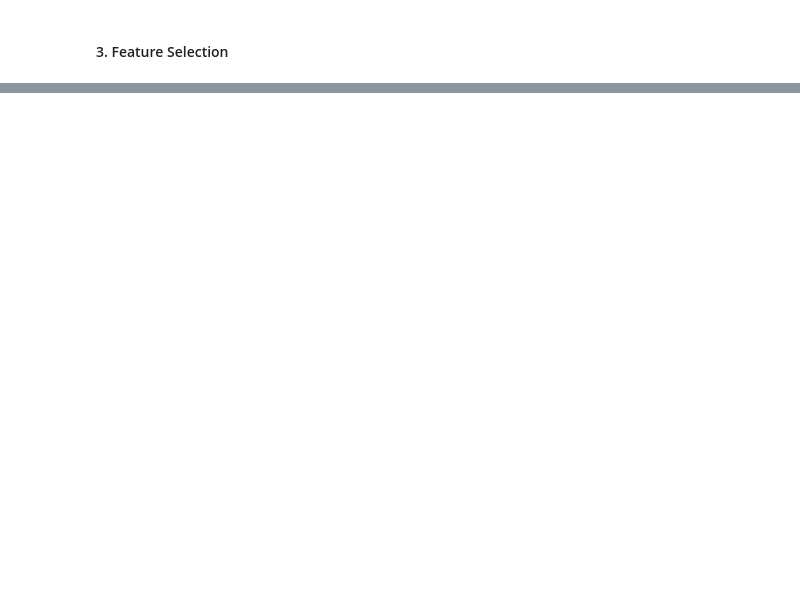
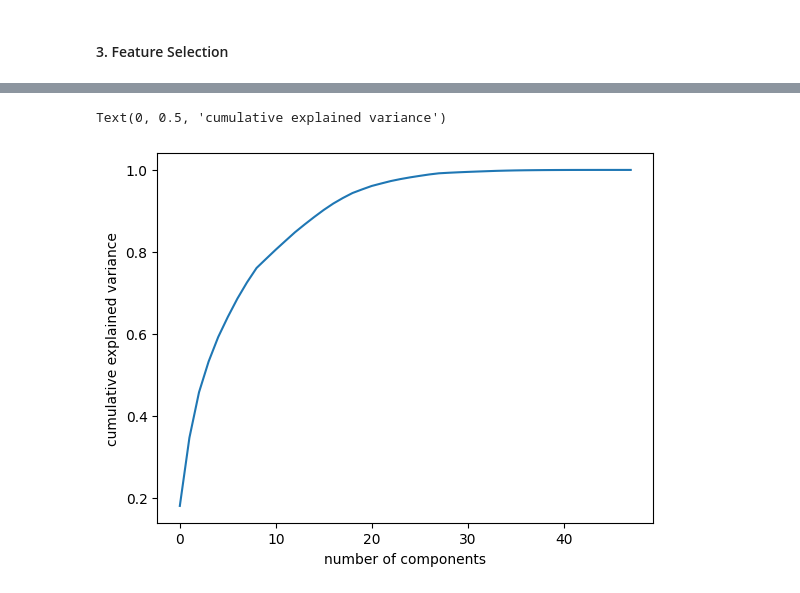
Before and after one commit to christopher192/machine-learning-project, a Jupyter notebook: tool-sensor-anomaly-detection/tool-sensor-anomaly-detection.ipynb, the cells around one changed output, grey strips where cells are left out. Cells and saved outputs as stored; diff of their text form; code cells hidden in the pictures; blank space fills up the shorter version.

```diff
--- a/tool-sensor-anomaly-detection/tool-sensor-anomaly-detection.ipynb
+++ b/tool-sensor-anomaly-detection/tool-sensor-anomaly-detection.ipynb
@@ -263,0 +296,13 @@ KeyError: 'RouteID'
+# %%
+pca = PCA()
+sc = StandardScaler()
+x = df.drop(['timestamp', 'run_start_time'], axis = 1).values
+x_std = sc.fit_transform(x)
+x_pca = pca.fit(x_std)
+# %%
+plt.plot(np.cumsum(pca.explained_variance_ratio_))
+plt.xlabel('number of components')
+plt.ylabel('cumulative explained variance')
+# %% [output]
+Text(0, 0.5, 'cumulative explained variance')
+[figure, added]
```
Also changed, not shown: parts of 17 cells of this notebook.
